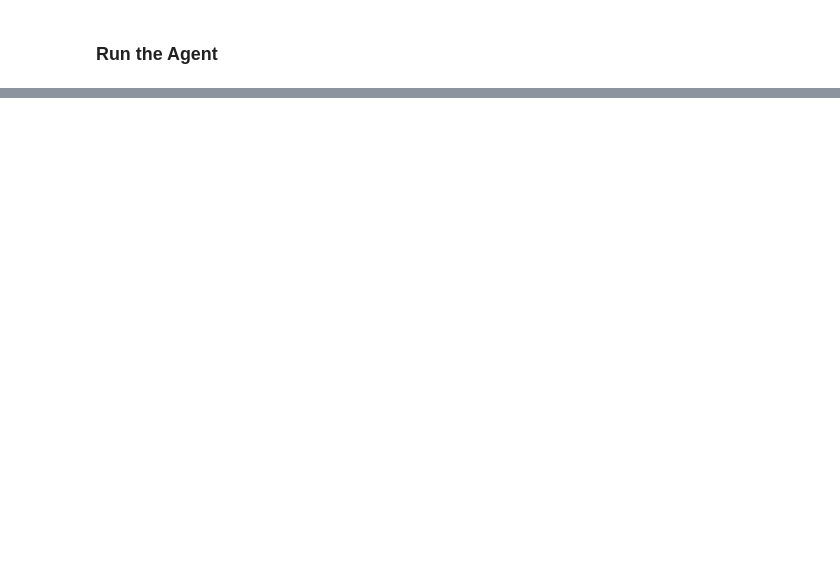
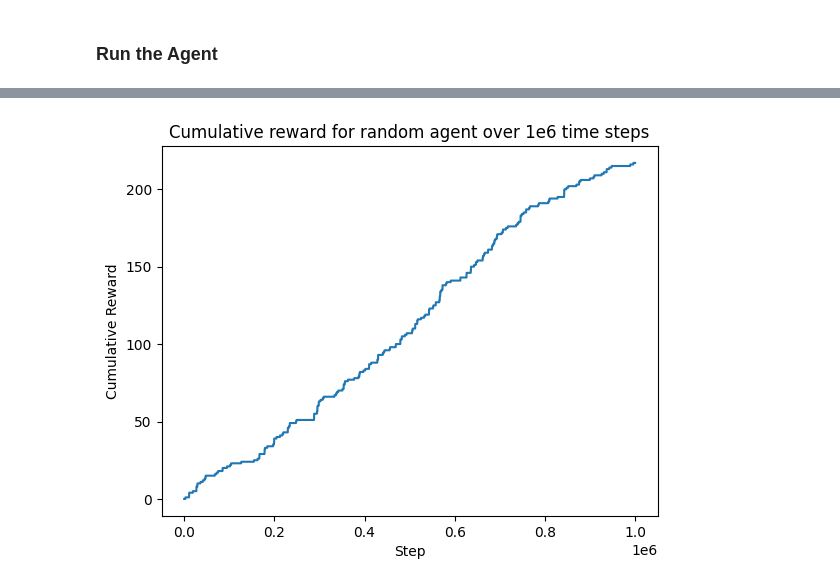
Before and after one commit to ybai17/cs5180-RL-final-project, a Jupyter notebook: work.ipynb, the cells around one changed output, grey strips where cells are left out. Saved outputs shown, nothing was run; the diff lists cells and outputs as text; code cells hidden in the pictures; blank space fills up the shorter version.

```diff
--- a/work.ipynb
+++ b/work.ipynb
@@ -549,0 +296,8 @@ env.close()
+# %%
+plt.plot(cumulative_rewards)
+plt.title("Cumulative reward for random agent over 1e6 time steps")
+plt.xlabel("Step")
+plt.ylabel("Cumulative Reward")
+plt.show()
+# %% [output]
+[figure, added]
```
Also changed, not shown: parts of 18 cells of this notebook.
